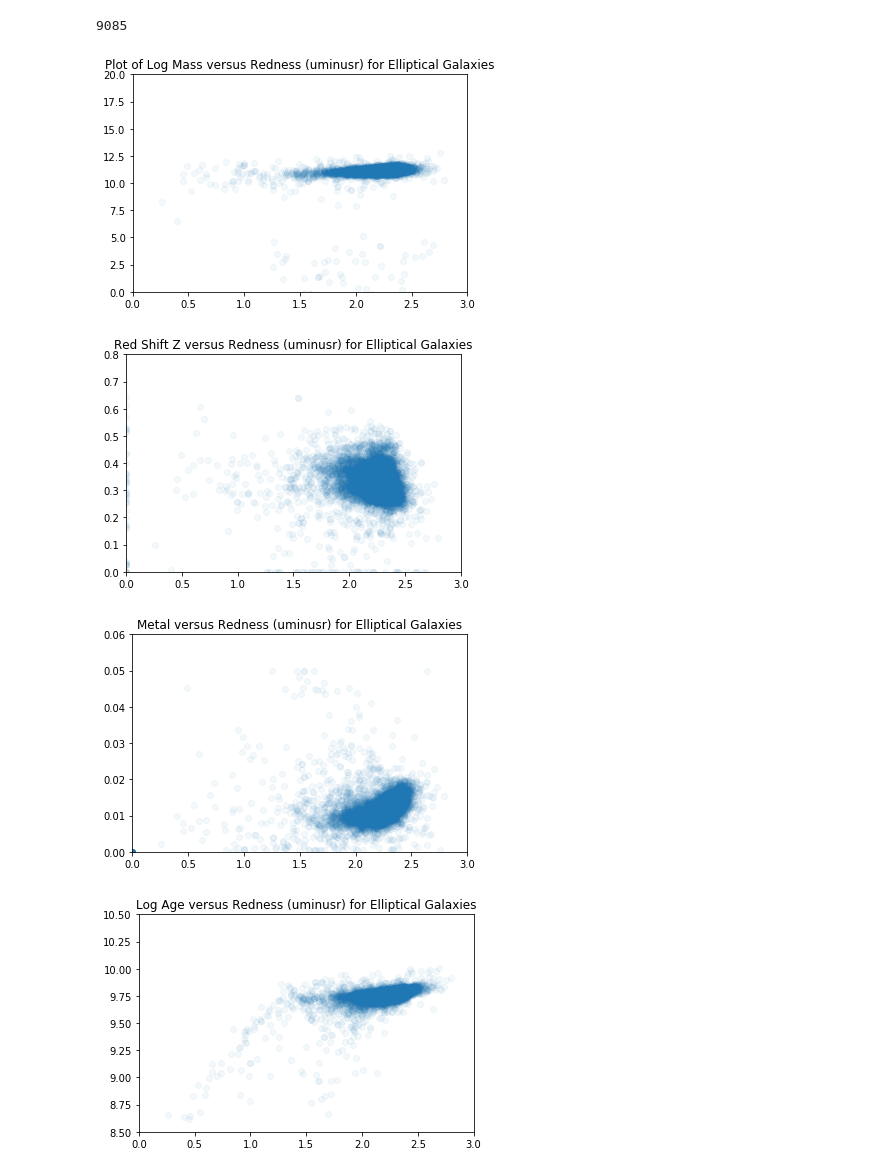
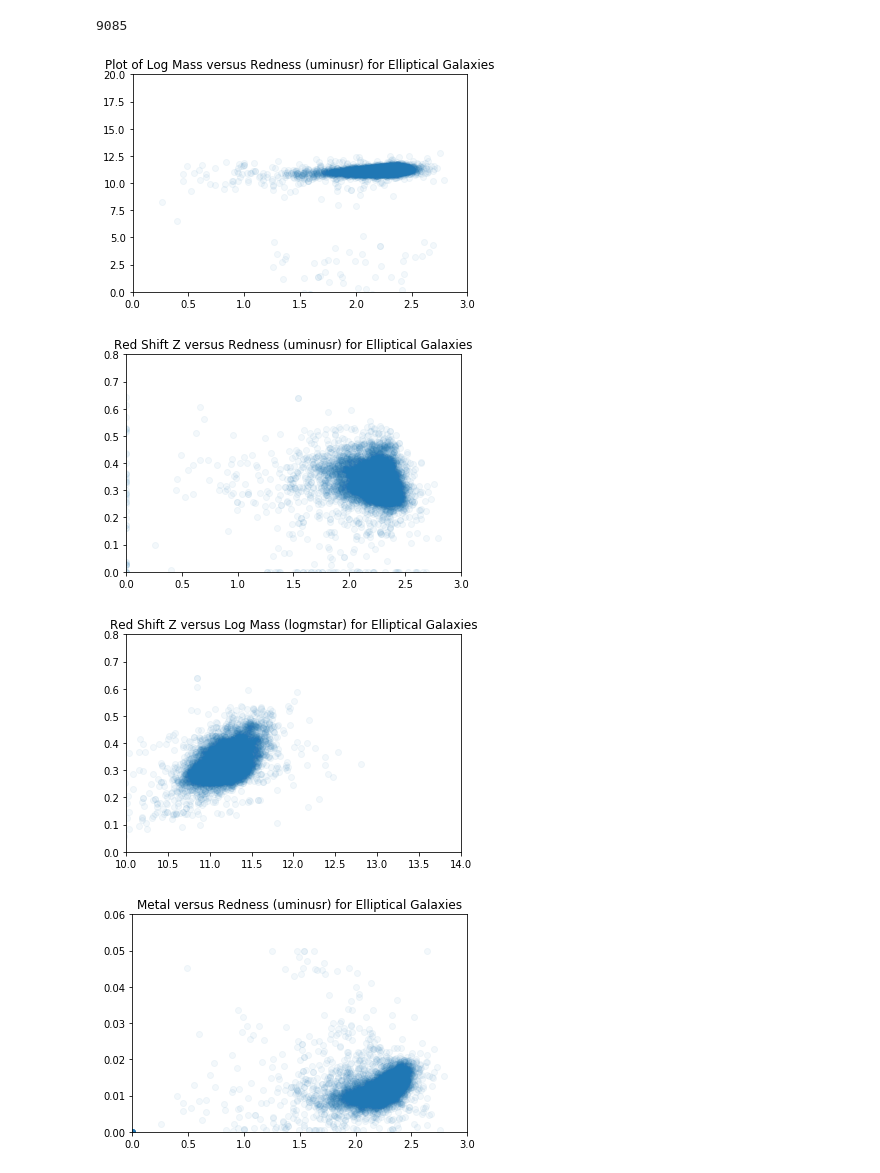
Before and after one commit to KeithSloan/MSc_Project, a Jupyter notebook: Jupyter/AstropyTable/Plot_SDSS_Red_Galaxies_Masses.ipynb, the cells around one changed output. Saved outputs shown, nothing was run; the diff lists cells and outputs as text; code cells hidden in the pictures.

Commit message:
Add log mass plots

```diff
--- a/Jupyter/AstropyTable/Plot_SDSS_Red_Galaxies_Masses.ipynb
+++ b/Jupyter/AstropyTable/Plot_SDSS_Red_Galaxies_Masses.ipynb
@@ -3,7 +3,7 @@ from astropy.table import Table, join
 import numpy as np
 import matplotlib.pyplot as plt
 
-sdss_red_ellipsesMasses = Table.read('GAMA_Data/SDSS_Red_EllipticalMasses.fits')
+sdss_red_ellipticalMasses = Table.read('GAMA_Data/SDSS_Red_EllipticalMasses.fits')
 
 #print(sdss_red_ellipticalMasses.colnames)
 rows = len(sdss_red_ellipticalMasses)
@@ -19,32 +19,53 @@ yerr = sdss_red_ellipticalMasses['dellogmstar_2']
 plt.scatter(x,y,alpha=0.05)
 plt.title("Plot of Log Mass versus Redness (uminusr) for Elliptical Galaxies")
 plt.axis([0, 3, 0, 20])
 plt.show()
 
 x = sdss_red_ellipticalMasses['uminusr_1']
 y = sdss_red_ellipticalMasses['Z_1']
 plt.scatter(x,y,alpha=0.05)
 plt.title("Red Shift Z versus Redness (uminusr) for Elliptical Galaxies")
 plt.axis([0, 3, 0, 0.8])
 plt.show()
 
+x = sdss_red_ellipticalMasses['logmstar_2']
+y = sdss_red_ellipticalMasses['Z_1']
+plt.scatter(x,y,alpha=0.05)
+plt.title("Red Shift Z versus Log Mass (logmstar) for Elliptical Galaxies")
+plt.axis([10, 14, 0, 0.8])
+plt.show()
+
 x = sdss_red_ellipticalMasses['uminusr_1']
 y = sdss_red_ellipticalMasses['metal_1']
 plt.scatter(x,y,alpha=0.05)
 plt.title("Metal versus Redness (uminusr) for Elliptical Galaxies")
 plt.axis([0, 3, 0, 0.06])
+plt.show()
+
+x = sdss_red_ellipticalMasses['logmstar_2']
+y = sdss_red_ellipticalMasses['metal_1']
+plt.scatter(x,y,alpha=0.05)
+plt.title("Metal versus Log Mass (logmstar) for Elliptical Galaxies")
+plt.axis([10, 14, 0, 0.06])
 plt.show()
 
 
 x = sdss_red_ellipticalMasses['uminusr_1']
 y = sdss_red_ellipticalMasses['logage_1']
 plt.scatter(x,y,alpha=0.05)
 plt.title("Log Age versus Redness (uminusr) for Elliptical Galaxies")
 plt.axis([0, 3, 8.5, 10.5])
 plt.show()
+
+x = sdss_red_ellipticalMasses['logmstar_2']
+y = sdss_red_ellipticalMasses['logage_1']
+plt.scatter(x,y,alpha=0.05)
+plt.title("Log Age versus Log Mass (logmstar) for Elliptical Galaxies")
+plt.axis([10, 14, 8.5, 10.5])
+plt.show()
 # %% [output]
 9085
 [figure]
 [figure]
-[figure, old version]
+[figure, new version]
-[figure, old version]
+[figure, new version]
```
Also changed, not shown: parts of 1 cell of this notebook, 1 other file.
